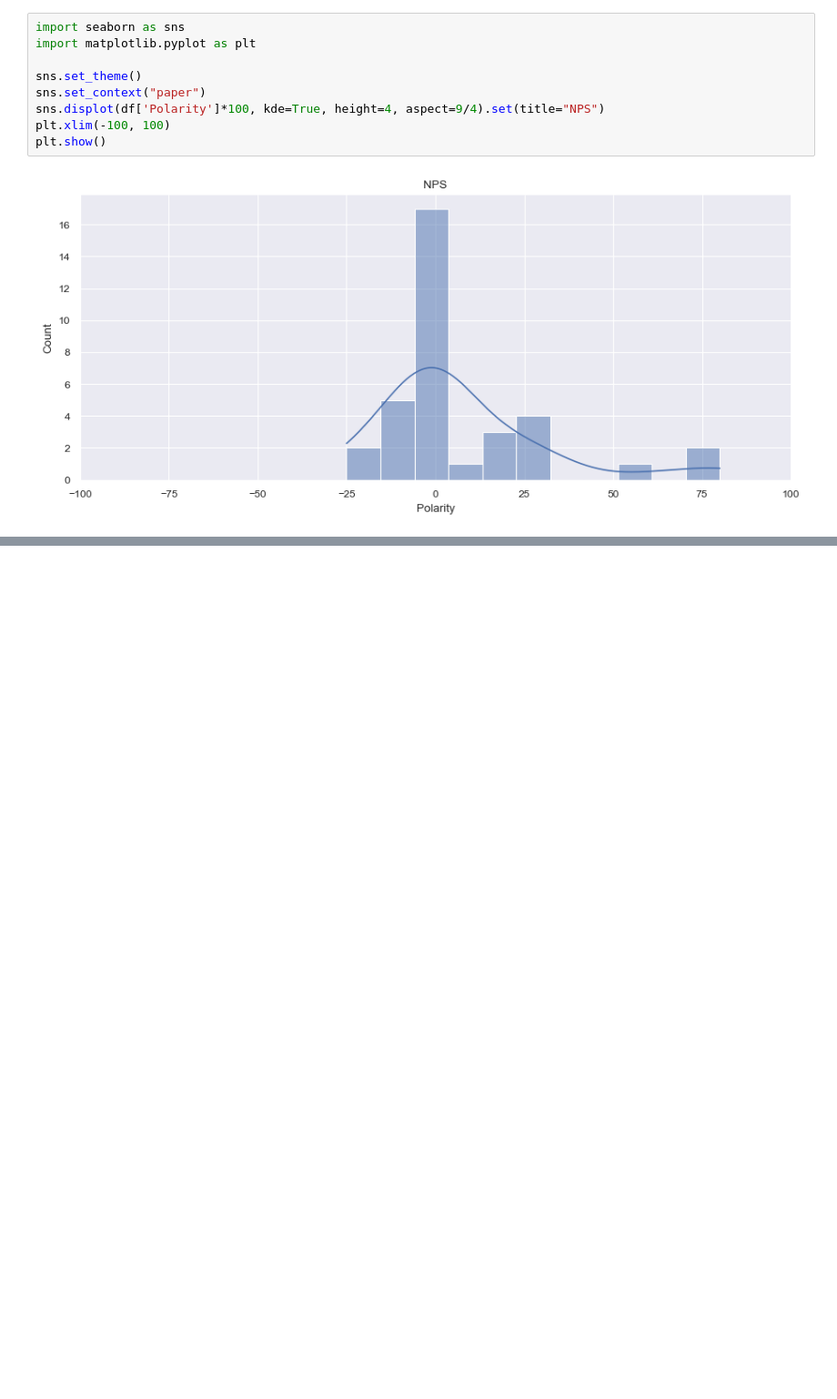
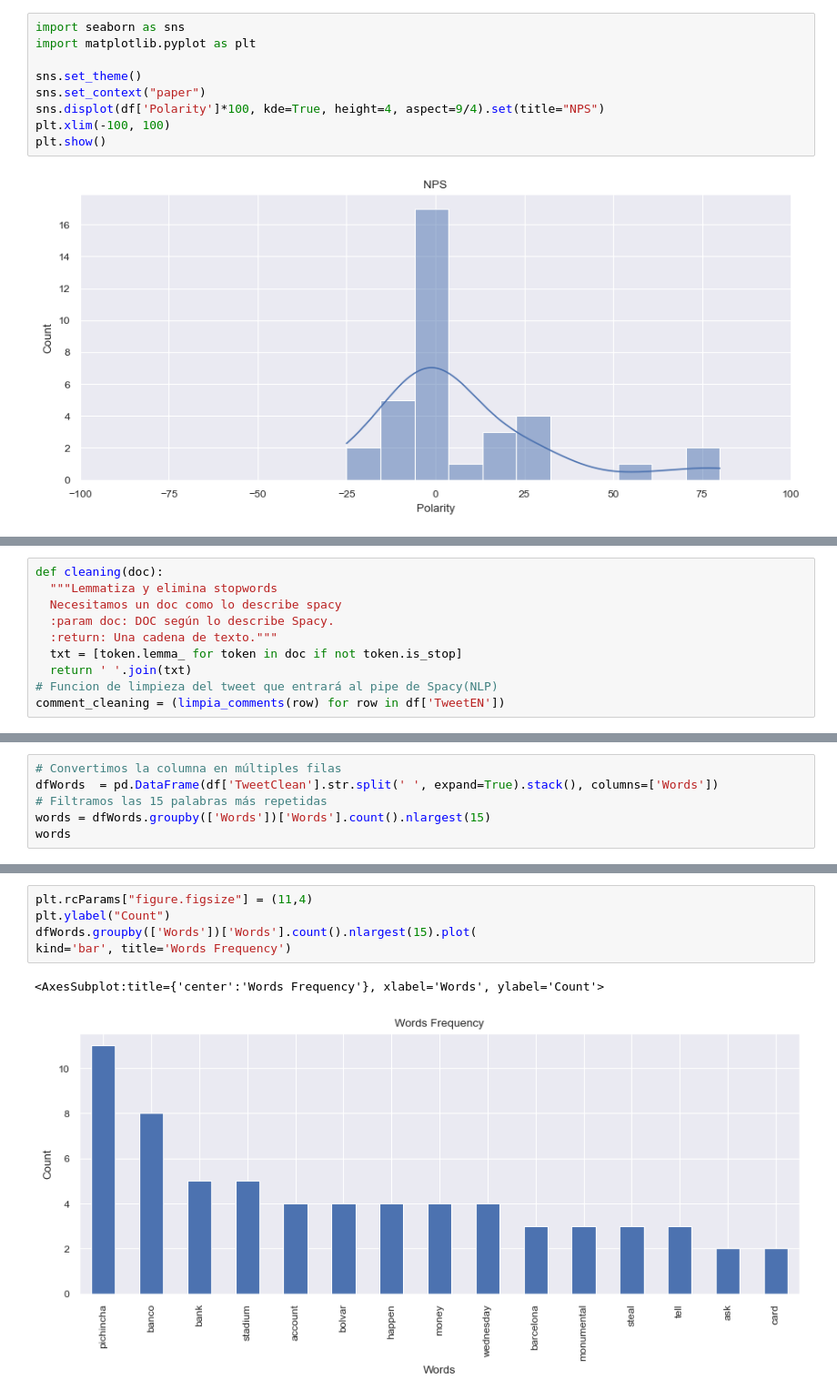
Before and after one commit to AlxdrDns/Natural-Language-Processing, a Jupyter notebook: analisisSentimientoTweets.ipynb, the cells around one changed output, grey strips where cells are left out. Shown at 91% size. Cells and saved outputs as stored; diff of their text form; blank space fills up the shorter version.

```diff
--- a/analisisSentimientoTweets.ipynb
+++ b/analisisSentimientoTweets.ipynb
@@ -73,0 +147,10 @@ plt.show()
+# %%
+def cleaning(doc):
+  """Lemmatiza y elimina stopwords
+  Necesitamos un doc como lo describe spacy
+  :param doc: DOC según lo describe Spacy.
+  :return: Una cadena de texto."""
+  txt = [token.lemma_ for token in doc if not token.is_stop]
+  return ' '.join(txt)
+# Funcion de limpieza del tweet que entrará al pipe de Spacy(NLP)
+comment_cleaning = (limpia_comments(row) for row in df['TweetEN'])
@@ -73,0 +215,6 @@ plt.show()
+# %%
+# Convertimos la columna en múltiples filas
+dfWords  = pd.DataFrame(df['TweetClean'].str.split(' ', expand=True).stack(), columns=['Words'])
+# Filtramos las 15 palabras más repetidas
+words = dfWords.groupby(['Words'])['Words'].count().nlargest(15)
+words
@@ -73,0 +239,8 @@ plt.show()
+# %%
+plt.rcParams["figure.figsize"] = (11,4)
+plt.ylabel("Count")
+dfWords.groupby(['Words'])['Words'].count().nlargest(15).plot(
+kind='bar', title='Words Frequency')
+# %% [output]
+<AxesSubplot:title={'center':'Words Frequency'}, xlabel='Words', ylabel='Count'>
+[figure, added]
```
Also changed, not shown: parts of 18 cells of this notebook, 1 other file.
